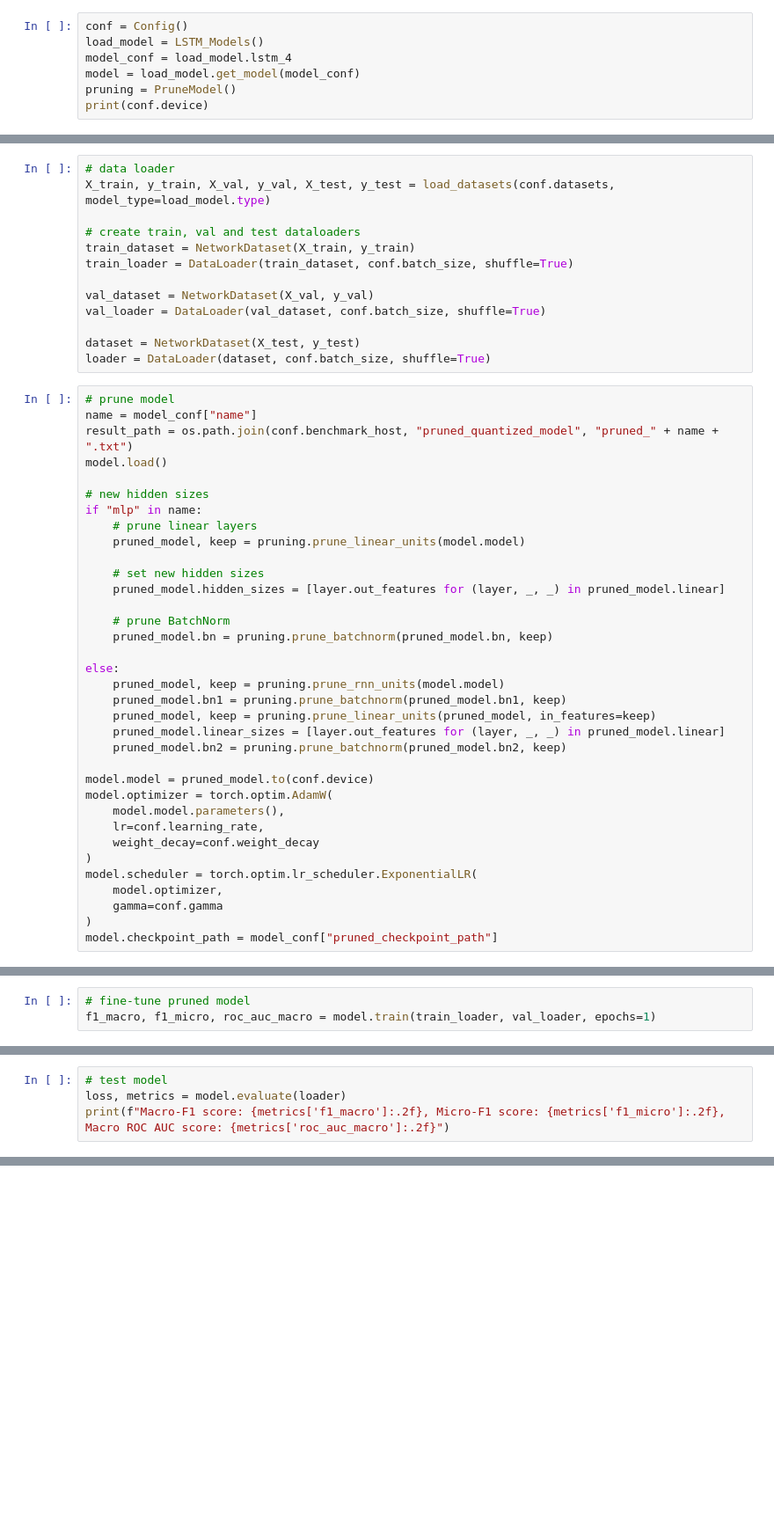
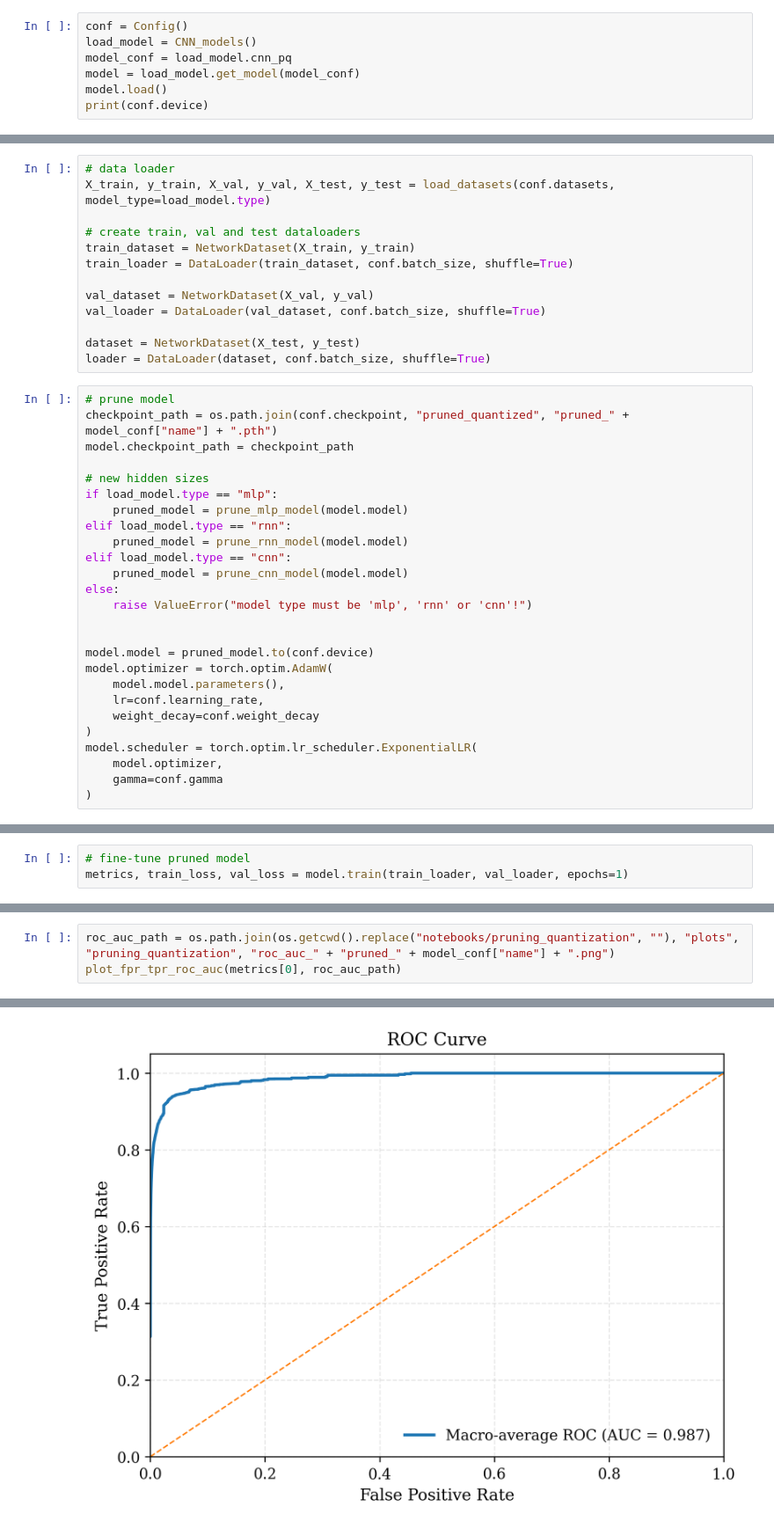
Before and after one commit to FornesJ/Network-Packet-ML-Model, a Jupyter notebook: notebooks/pruning_quantization/pruned_model.ipynb, the cells around one changed output, grey strips where cells are left out. Shown at 88% size. Saved outputs shown, nothing was run; the diff lists cells and outputs as text; blank space fills up the shorter version.

Commit message:
quantization pruning, cnn

```diff
--- a/notebooks/pruning_quantization/pruned_model.ipynb
+++ b/notebooks/pruning_quantization/pruned_model.ipynb
@@ -14,8 +15,8 @@ from compact.pruning import PruneModel
 # %%
 conf = Config()
-load_model = LSTM_Models()
-model_conf = load_model.lstm_4
+load_model = CNN_models()
+model_conf = load_model.cnn_pq
 model = load_model.get_model(model_conf)
-pruning = PruneModel()
+model.load()
 print(conf.device)
 # %% [output]
@@ -35,27 +37,19 @@ dataset = NetworkDataset(X_test, y_test)
 loader = DataLoader(dataset, conf.batch_size, shuffle=True)
 # %%
 # prune model
-name = model_conf["name"]
-result_path = os.path.join(conf.benchmark_host, "pruned_quantized_model", "pruned_" + name + ".txt")
-model.load()
+checkpoint_path = os.path.join(conf.checkpoint, "pruned_quantized", "pruned_" + model_conf["name"] + ".pth")
+model.checkpoint_path = checkpoint_path
 
 # new hidden sizes
-if "mlp" in name:
-    # prune linear layers
-    pruned_model, keep = pruning.prune_linear_units(model.model)
+if load_model.type == "mlp":
+    pruned_model = prune_mlp_model(model.model)
+elif load_model.type == "rnn":
+    pruned_model = prune_rnn_model(model.model)
+elif load_model.type == "cnn":
+    pruned_model = prune_cnn_model(model.model)
+else:
+    raise ValueError("model type must be 'mlp', 'rnn' or 'cnn'!")
 
-    # set new hidden sizes
-    pruned_model.hidden_sizes = [layer.out_features for (layer, _, _) in pruned_model.linear]
-
-    # prune BatchNorm
-    pruned_model.bn = pruning.prune_batchnorm(pruned_model.bn, keep)
-
-else:
-    pruned_model, keep = pruning.prune_rnn_units(model.model)
-    pruned_model.bn1 = pruning.prune_batchnorm(pruned_model.bn1, keep)
-    pruned_model, keep = pruning.prune_linear_units(pruned_model, in_features=keep)
-    pruned_model.linear_sizes = [layer.out_features for (layer, _, _) in pruned_model.linear]
-    pruned_model.bn2 = pruning.prune_batchnorm(pruned_model.bn2, keep)
 
 model.model = pruned_model.to(conf.device)
 model.optimizer = torch.optim.AdamW(
@@ -67,4 +61,3 @@ model.scheduler = torch.optim.lr_scheduler.ExponentialLR(
     model.optimizer,
     gamma=conf.gamma
 )
-model.checkpoint_path = model_conf["pruned_checkpoint_path"]
@@ -73,4 +64,4 @@ Checkpoint loaded from /global/D1/homes/jorgetf/Network-Packet-ML-Model/checkpoi
 # %%
 # fine-tune pruned model
-f1_macro, f1_micro, roc_auc_macro = model.train(train_loader, val_loader, epochs=1)
+metrics, train_loss, val_loss = model.train(train_loader, val_loader, epochs=1)
 # %% [output]
@@ -78,5 +69,4 @@ Epoch: 1/1, Macro-F1 score: 0.70, Micro-F1 score: 0.95, Macro ROC AUC score: 0.9
 # %%
-# test model
-loss, metrics = model.evaluate(loader)
-print(f"Macro-F1 score: {metrics['f1_macro']:.2f}, Micro-F1 score: {metrics['f1_micro']:.2f}, Macro ROC AUC score: {metrics['roc_auc_macro']:.2f}")
+roc_auc_path = os.path.join(os.getcwd().replace("notebooks/pruning_quantization", ""), "plots", "pruning_quantization", "roc_auc_" + "pruned_" + model_conf["name"] + ".png")
+plot_fpr_tpr_roc_auc(metrics[0], roc_auc_path)
 # %% [output]
@@ -84 +73,2 @@ Macro-F1 score: 0.71, Micro-F1 score: 0.95, Macro ROC AUC score: 0.98
+[figure, added]
 # %%
```
Also changed, not shown: parts of 6 cells of this notebook, 59 other files.
